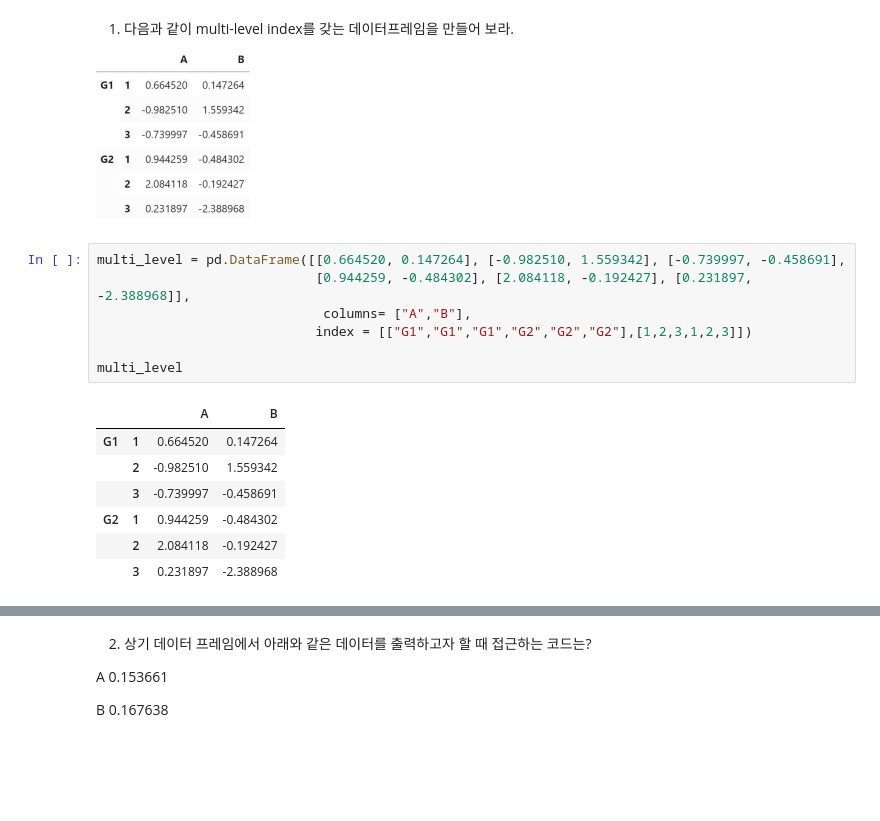
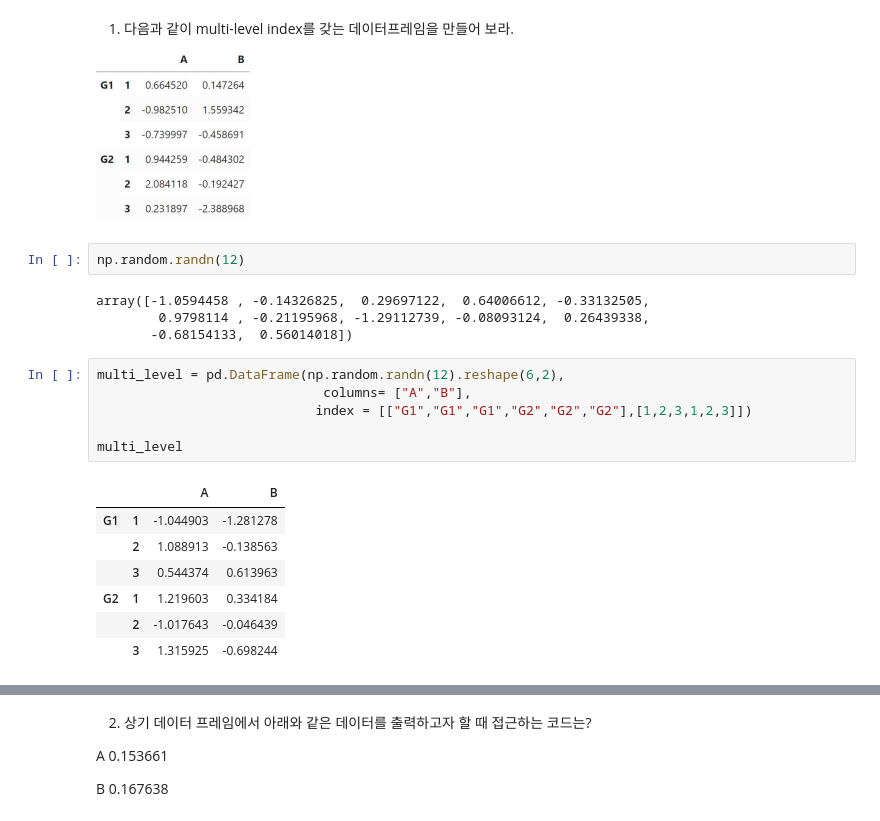
Before and after one commit to raneeKim/SW_CAMP, a Jupyter notebook: 파이썬을 활용한 기초 프로그래밍/DailyQuiz/Q11.ipynb, the cells around one changed output, grey strips where cells are left out. Drawn from its saved outputs; the diff is of its cells as text; blank space fills up the shorter version.

```diff
--- a/파이썬을 활용한 기초 프로그래밍/DailyQuiz/Q11.ipynb
+++ b/파이썬을 활용한 기초 프로그래밍/DailyQuiz/Q11.ipynb
@@ -5,18 +5,23 @@ import numpy as np
 1. 다음과 같이 multi-level index를 갖는 데이터프레임을 만들어 보라.
 
 ![image.png](attachment:image.png)
+# %%
+np.random.randn(12)
+# %% [output]
+array([-1.0594458 , -0.14326825,  0.29697122,  0.64006612, -0.33132505,
+        0.9798114 , -0.21195968, -1.29112739, -0.08093124,  0.26439338,
+       -0.68154133,  0.56014018])
 # %%
-multi_level = pd.DataFrame([[0.664520, 0.147264], [-0.982510, 1.559342], [-0.739997, -0.458691],
-                            [0.944259, -0.484302], [2.084118, -0.192427], [0.231897, -2.388968]],
+multi_level = pd.DataFrame(np.random.randn(12).reshape(6,2),
                              columns= ["A","B"],
                             index = [["G1","G1","G1","G2","G2","G2"],[1,2,3,1,2,3]])
 
 multi_level
 # %% [output]
 |  |  | A | B |
-| G1 | 1 | 0.664520 | 0.147264 |
-|  | 2 | -0.982510 | 1.559342 |
-|  | 3 | -0.739997 | -0.458691 |
-| G2 | 1 | 0.944259 | -0.484302 |
-|  | 2 | 2.084118 | -0.192427 |
-|  | 3 | 0.231897 | -2.388968 |
+| G1 | 1 | -1.044903 | -1.281278 |
+|  | 2 | 1.088913 | -0.138563 |
+|  | 3 | 0.544374 | 0.613963 |
+| G2 | 1 | 1.219603 | 0.334184 |
+|  | 2 | -1.017643 | -0.046439 |
+|  | 3 | 1.315925 | -0.698244 |
```
Also changed, not shown: parts of 16 cells of this notebook, 1 other file.
